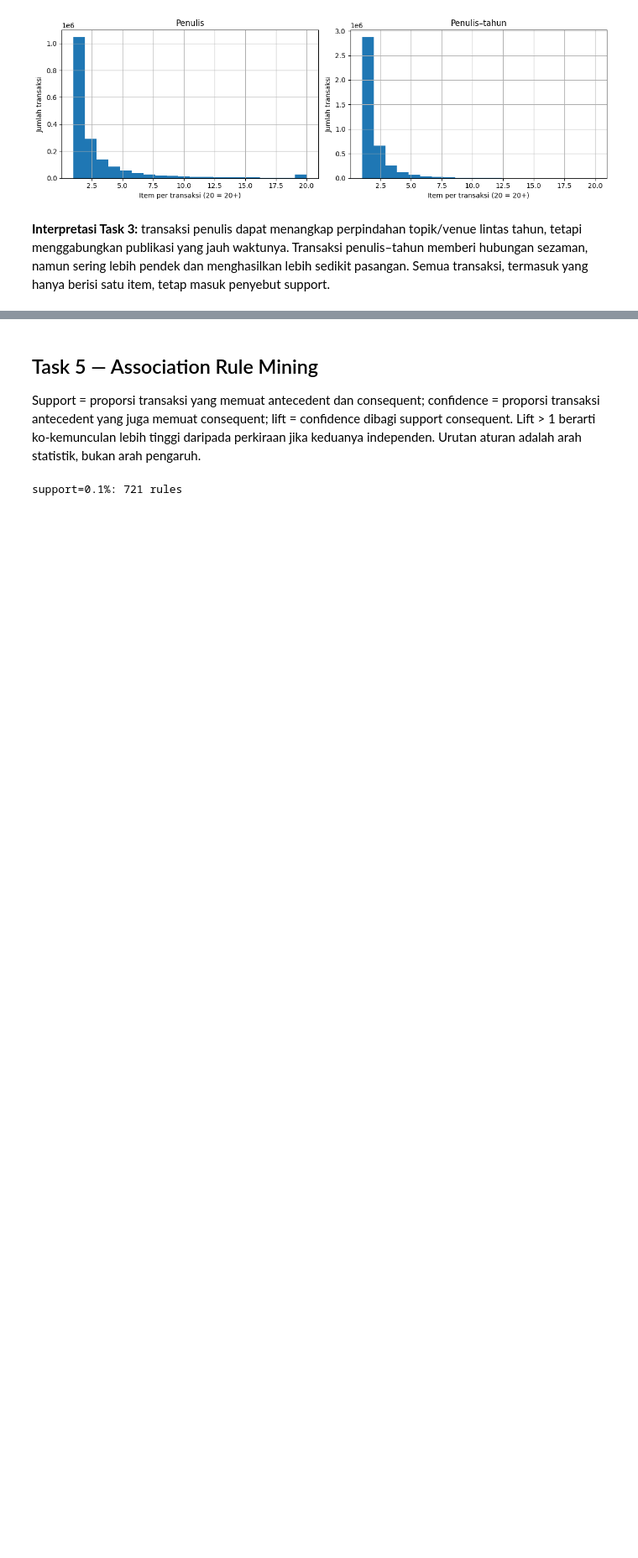
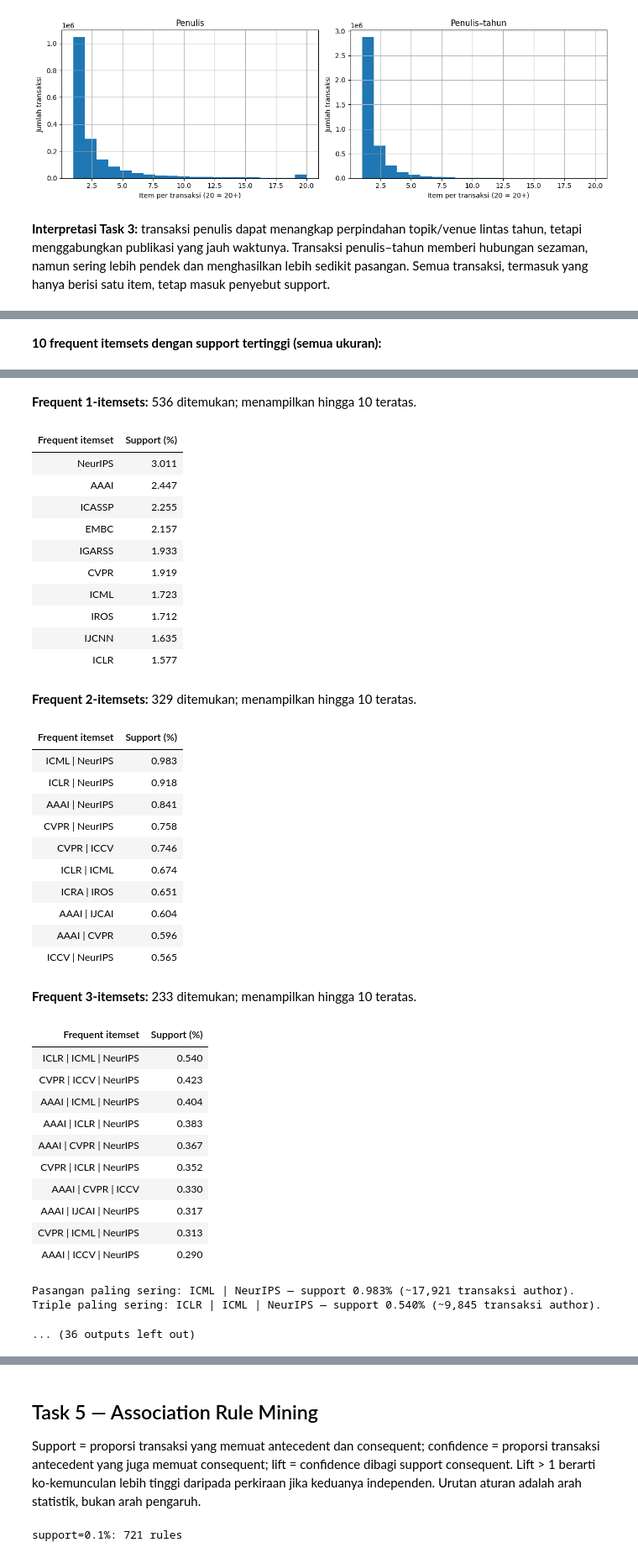
Before and after one commit to suryasuharna23/dblp-conference-mining-team-7, a Jupyter notebook: notebooks/dblp_project_by_task.ipynb, the cells around one changed output, grey strips where cells are left out. Shown at 84% size. Cells and saved outputs as stored; diff of their text form; code cells hidden in the pictures; blank space fills up the shorter version.

```diff
--- a/notebooks/dblp_project_by_task.ipynb
+++ b/notebooks/dblp_project_by_task.ipynb
@@ -486,0 +618,13 @@ Pasangan teratas:
+# %%
+# 4B. FP-Growth — jalankan empat konfigurasi minimum support.
+for support in SUPPORTS:
+    start = time.perf_counter()
+    found = fpgrowth(author_matrix, min_support=support, use_colnames=True)
+    elapsed = time.perf_counter() - start
+    save_run("FP-Growth", support, found, elapsed)
+
+fpgrowth_summary = pd.DataFrame([row for row in summary if row["algorithm"] == "FP-Growth"])
+fpgrowth_summary = fpgrowth_summary.sort_values("min_support").reset_index(drop=True)
+display(Markdown("#### Ringkasan jumlah frequent itemsets — FP-Growth"))
+display(fpgrowth_summary[["min_support", "itemsets", "size_1", "size_2", "size_3", "size_4plus"]])
+# %% [output]
@@ -486,0 +638 @@ Pasangan teratas:
+**10 frequent itemsets dengan support tertinggi (semua ukuran):**
@@ -486,0 +650,39 @@ Pasangan teratas:
+**Frequent 1-itemsets:** 536 ditemukan; menampilkan hingga 10 teratas.
+| Frequent itemset | Support (%) |
+| NeurIPS | 3.011 |
+| AAAI | 2.447 |
+| ICASSP | 2.255 |
+| EMBC | 2.157 |
+| IGARSS | 1.933 |
+| CVPR | 1.919 |
+| ICML | 1.723 |
+| IROS | 1.712 |
+| IJCNN | 1.635 |
+| ICLR | 1.577 |
+**Frequent 2-itemsets:** 329 ditemukan; menampilkan hingga 10 teratas.
+| Frequent itemset | Support (%) |
+| ICML | NeurIPS | 0.983 |
+| ICLR | NeurIPS | 0.918 |
+| AAAI | NeurIPS | 0.841 |
+| CVPR | NeurIPS | 0.758 |
+| CVPR | ICCV | 0.746 |
+| ICLR | ICML | 0.674 |
+| ICRA | IROS | 0.651 |
+| AAAI | IJCAI | 0.604 |
+| AAAI | CVPR | 0.596 |
+| ICCV | NeurIPS | 0.565 |
+**Frequent 3-itemsets:** 233 ditemukan; menampilkan hingga 10 teratas.
+| Frequent itemset | Support (%) |
+| ICLR | ICML | NeurIPS | 0.540 |
+| CVPR | ICCV | NeurIPS | 0.423 |
+| AAAI | ICML | NeurIPS | 0.404 |
+| AAAI | ICLR | NeurIPS | 0.383 |
+| AAAI | CVPR | NeurIPS | 0.367 |
+| CVPR | ICLR | NeurIPS | 0.352 |
+| AAAI | CVPR | ICCV | 0.330 |
+| AAAI | IJCAI | NeurIPS | 0.317 |
+| CVPR | ICML | NeurIPS | 0.313 |
+| AAAI | ICCV | NeurIPS | 0.290 |
+Pasangan paling sering: ICML | NeurIPS — support 0.983% (~17,921 transaksi author).
+Triple paling sering: ICLR | ICML | NeurIPS — support 0.540% (~9,845 transaksi author).
+... (36 outputs left out)
```
Also changed, not shown: parts of 15 cells of this notebook, 3 other files.
